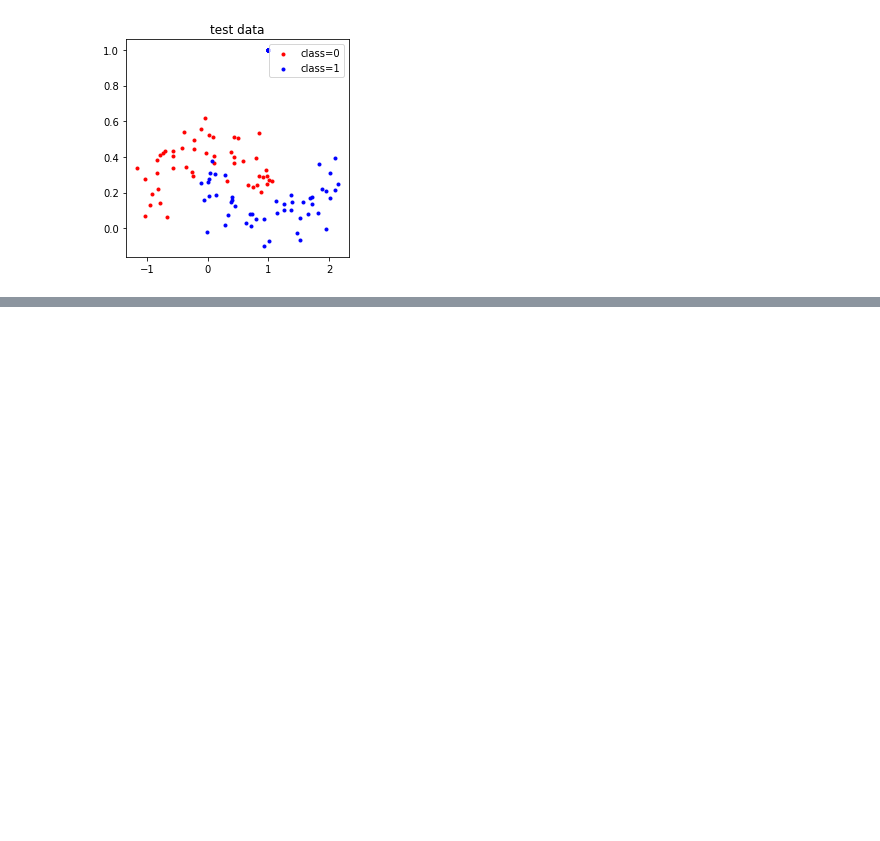
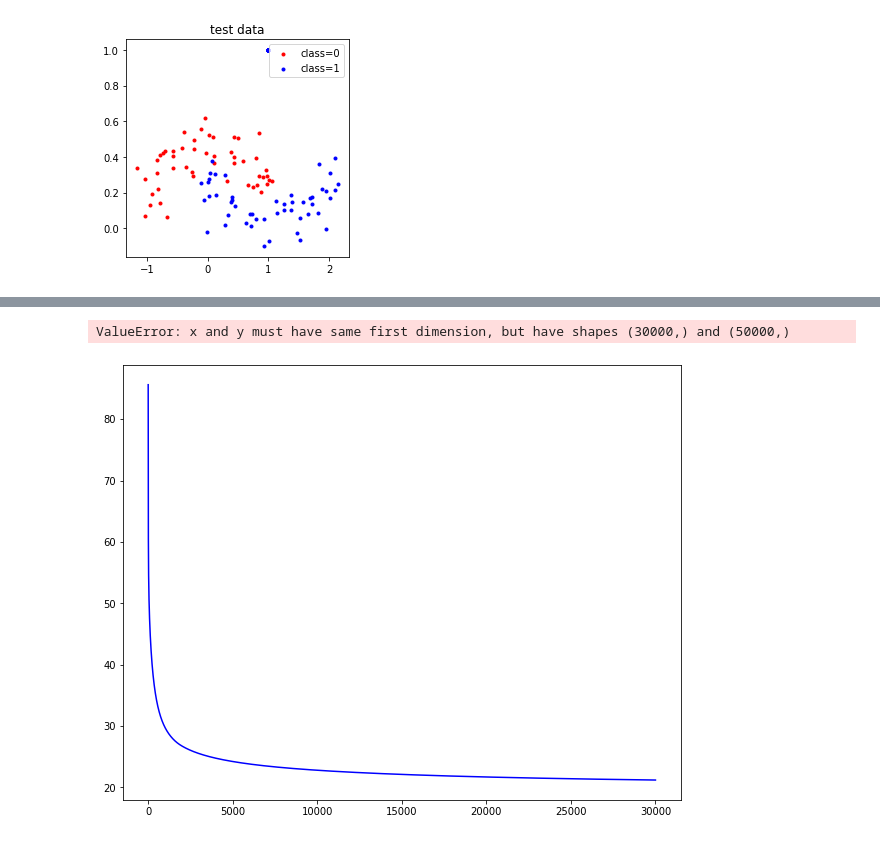
Before and after one commit to insu0929/mlproject, a Jupyter notebook: assign06_20140313.ipynb, the cells around one changed output, grey strips where cells are left out. Drawn from its saved outputs; the diff is of its cells as text; code cells hidden in the pictures; blank space fills up the shorter version.

```diff
--- a/assign06_20140313.ipynb
+++ b/assign06_20140313.ipynb
@@ -80,0 +132,11 @@ plt.show()
+# %%
+plt. figure(3, figsize=(10,8))
+plt.plot(np.array(range(max_iter)), train_L_iter[1], c = 'blue', label = 'training')
+plt.plot(np.array(range(max_iter)), test_L_iter_m2, c = 'red', label = 'testing')
+plt.title('lambda = 0.00001')
+plt.xlabel('Iterations')
+plt.ylabel('Loss value')
+plt.show()
+# %% [output]
+ValueError: x and y must have same first dimension, but have shapes (30000,) and (50000,)
+[figure, added]
```
Also changed, not shown: parts of 9 cells of this notebook.
